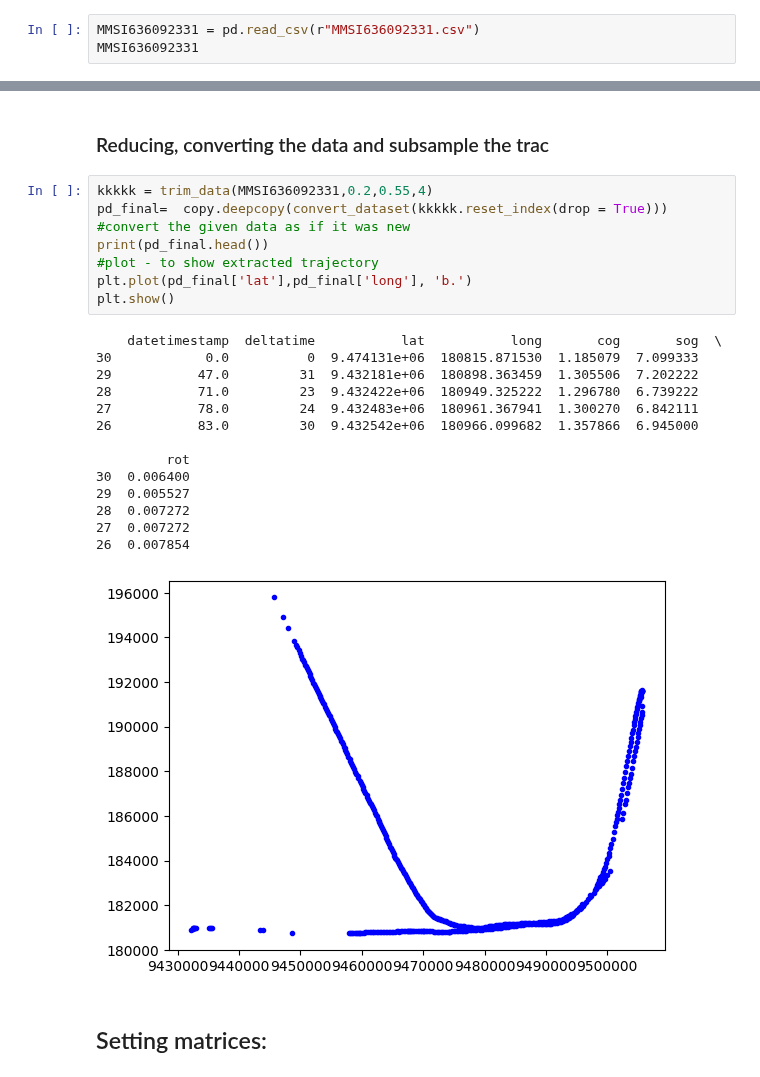
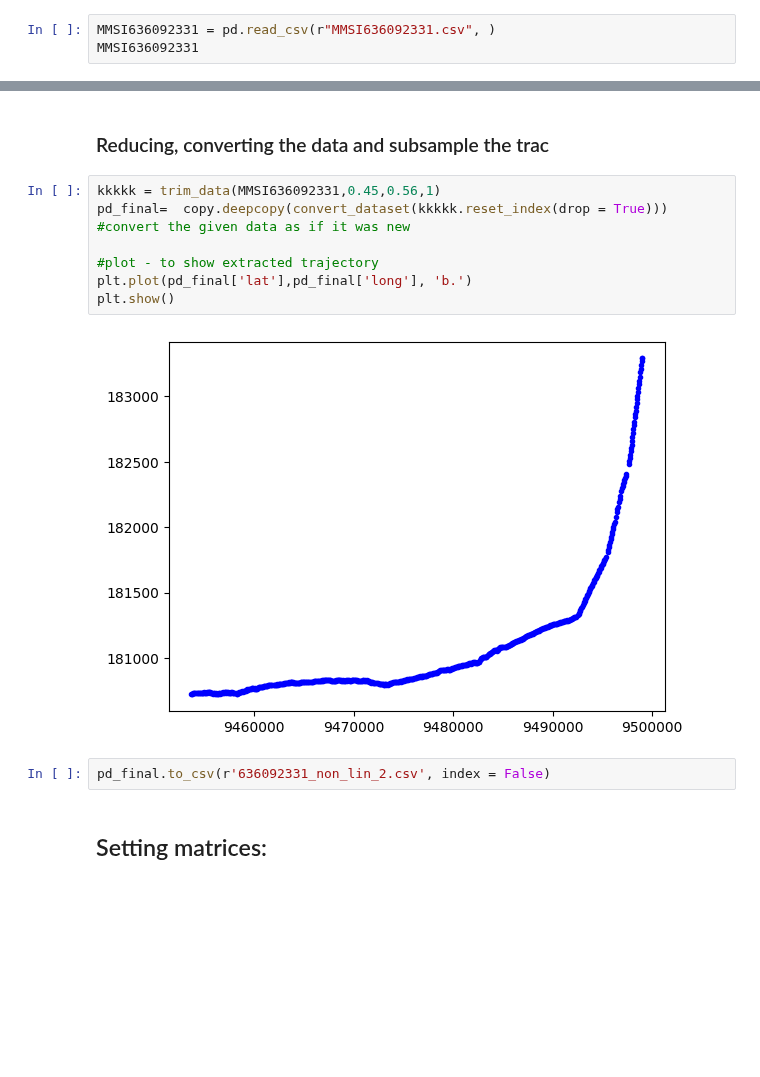
Before and after one commit to cnburger/AIS_KalmanFilter, a Jupyter notebook: SubsamplingTrajectory.ipynb, the cells around one changed output, grey strips where cells are left out. Cells and saved outputs as stored; diff of their text form; blank space fills up the shorter version.

```diff
--- a/SubsamplingTrajectory.ipynb
+++ b/SubsamplingTrajectory.ipynb
@@ -14,7 +14,7 @@ mpl.rcParams.update(mpl.rcParamsDefault)
 # %% [markdown]
 ## Importing dataset:
 # %%
-MMSI636092331 = pd.read_csv(r"MMSI636092331.csv")
+MMSI636092331 = pd.read_csv(r"MMSI636092331.csv", )
 MMSI636092331
 # %% [output]
 |  | mmsi | lat | long | sog | rot | cog | datetimestamp |
@@ -202,27 +176,16 @@ covar: -237917.096445377
 # %% [markdown]
 ### Reducing, converting the data and subsample the trac
 # %%
-kkkkk = trim_data(MMSI636092331,0.2,0.55,4)
+kkkkk = trim_data(MMSI636092331,0.45,0.56,1)
 pd_final=  copy.deepcopy(convert_dataset(kkkkk.reset_index(drop = True))) #convert the given data as if it was new
-print(pd_final.head())
+
 #plot - to show extracted trajectory
 plt.plot(pd_final['lat'],pd_final['long'], 'b.')
 plt.show()
 # %% [output]
-    datetimestamp  deltatime           lat           long       cog       sog  \
-30            0.0          0  9.474131e+06  180815.871530  1.185079  7.099333
-29           47.0         31  9.432181e+06  180898.363459  1.305506  7.202222
-28           71.0         23  9.432422e+06  180949.325222  1.296780  6.739222
-27           78.0         24  9.432483e+06  180961.367941  1.300270  6.842111
-26           83.0         30  9.432542e+06  180966.099682  1.357866  6.945000
-
-         rot
-30  0.006400
-29  0.005527
-28  0.007272
-27  0.007272
-26  0.007854
-[figure, old version]
+[figure, new version]
+# %%
+pd_final.to_csv(r'636092331_non_lin_2.csv', index = False)
 # %% [markdown]
 ## Setting matrices:
 # %% [markdown]
```
Also changed, not shown: parts of 10 cells of this notebook, 1 other file.
